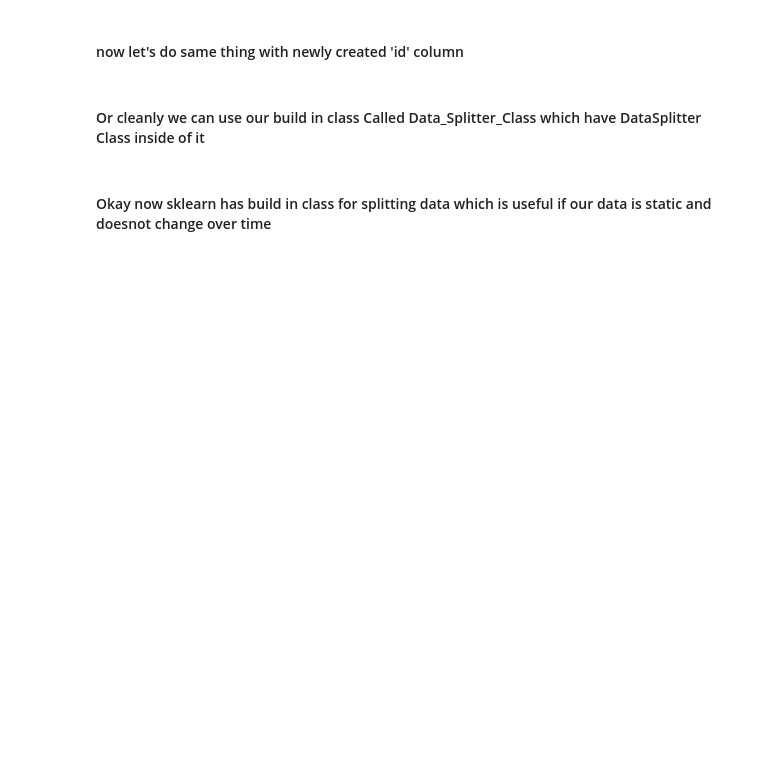
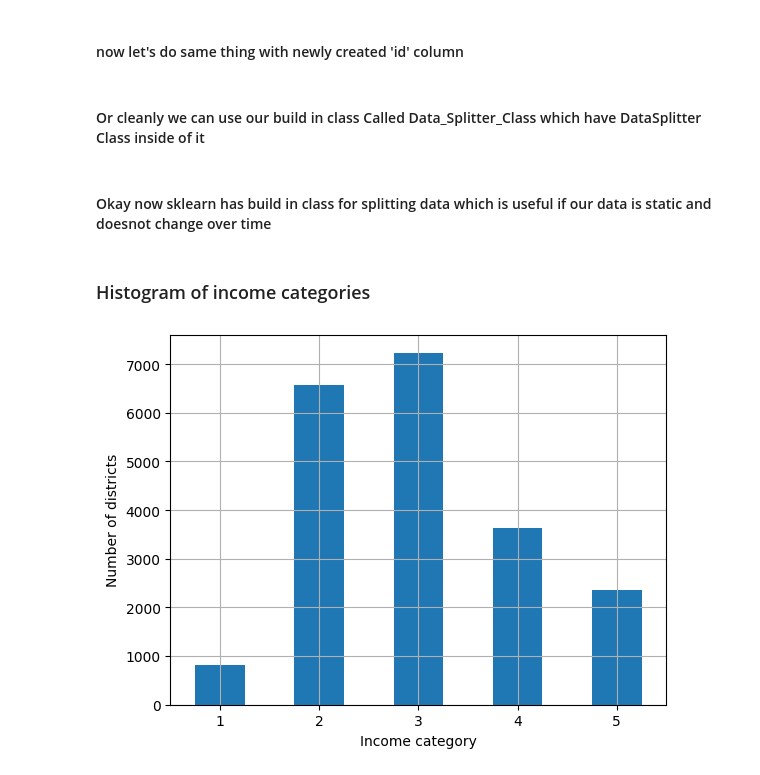
Before and after one commit to AliyarBhos/Works-done-in-Div-Academy, a Jupyter notebook: Geron_Hands_On_ML/chapter2_end_to_end_ML_project.ipynb, the cells around one changed output. Cells and saved outputs as stored; diff of their text form; code cells hidden in the pictures; blank space fills up the shorter version.

```diff
--- a/Geron_Hands_On_ML/chapter2_end_to_end_ML_project.ipynb
+++ b/Geron_Hands_On_ML/chapter2_end_to_end_ML_project.ipynb
@@ -151,3 +151,18 @@ train, test = DataSplitter.split_randomly(housing_with_id, test_ratio=0.2)
 from sklearn.model_selection import train_test_split
 
 train_set, test_set = train_test_split(housing_full, test_size=0.2, random_state=42)
+# %% [markdown]
+### Histogram of income categories
+# %%
+housing_full['income_cat'] = pd.cut(housing_full['median_income'],
+                                    bins=[0., 1.5, 3.0, 4.5, 6., np.inf],
+                                    labels=[1, 2, 3, 4, 5])
+# %%
+cat_counts = housing_full['income_cat'].value_counts().sort_index()
+cat_counts.plot.bar(rot=0, grid=True)
+plt.xlabel("Income category")
+plt.ylabel("Number of districts")
+
+plt.show()
+# %% [output]
+[figure, added]
```
Also changed, not shown: parts of 2 cells of this notebook.
